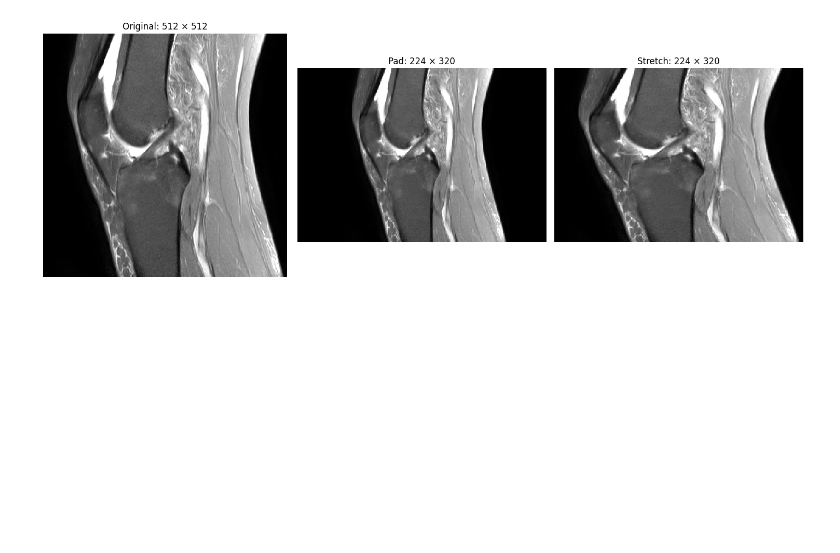
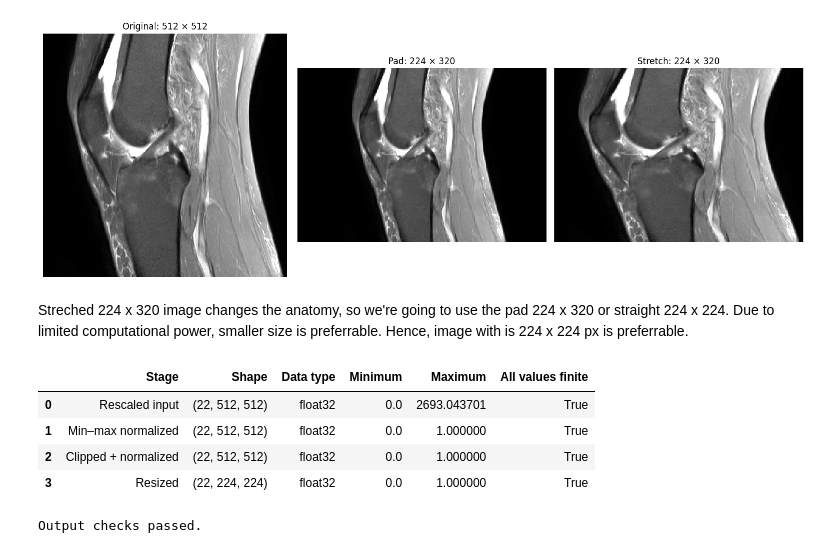
Before and after one commit to Z-bros/RSNA-Knee-Abnormality, a Jupyter notebook: 04-img-preprocessing-normalization.ipynb, the cells around one changed output. Saved outputs shown, nothing was run; the diff lists cells and outputs as text; code cells hidden in the pictures; blank space fills up the shorter version.

Commit message:
Adding image resize + the take

```diff
--- a/04-img-preprocessing-normalization.ipynb
+++ b/04-img-preprocessing-normalization.ipynb
@@ -255,3 +257,39 @@ plt.tight_layout()
 plt.show()
 # %% [output]
 [figure]
+# %% [markdown]
+Streched 224 x 320 image changes the anatomy, so we're going to use the pad 224 x 320 or straight 224 x 224. Due to limited computational power, smaller size is preferrable. Hence, image with is 224 x 224 px is preferrable.
+# %%
+summary = pd.DataFrame([
+    {
+        "Stage": name,
+        "Shape": data.shape,
+        "Data type": str(data.dtype),
+        "Minimum": float(data.min()),
+        "Maximum": float(data.max()),
+        "All values finite": bool(np.isfinite(data).all()),
+    }
+    for name, data in [
+        ("Rescaled input", volume),
+        ("Min–max normalized", volume_normalized),
+        ("Clipped + normalized", volume_clipped),
+        ("Resized", volume_resized),
+    ]
+])
+
+display(summary)
+
+assert volume_resized.shape == (volume.shape[0], 224, 224)
+assert volume_resized.dtype == np.float32
+assert np.isfinite(volume_resized).all()
+assert volume_resized.min() >= -1e-6
+assert volume_resized.max() <= 1 + 1e-6
+
+print("Output checks passed.")
+# %% [output]
+|  | Stage | Shape | Data type | Minimum | Maximum | All values finite |
+| 0 | Rescaled input | (22, 512, 512) | float32 | 0.0 | 2693.043701 | True |
+| 1 | Min–max normalized | (22, 512, 512) | float32 | 0.0 | 1.000000 | True |
+| 2 | Clipped + normalized | (22, 512, 512) | float32 | 0.0 | 1.000000 | True |
+| 3 | Resized | (22, 224, 224) | float32 | 0.0 | 1.000000 | True |
+Output checks passed.
```
Also changed, not shown: parts of 3 cells of this notebook.
